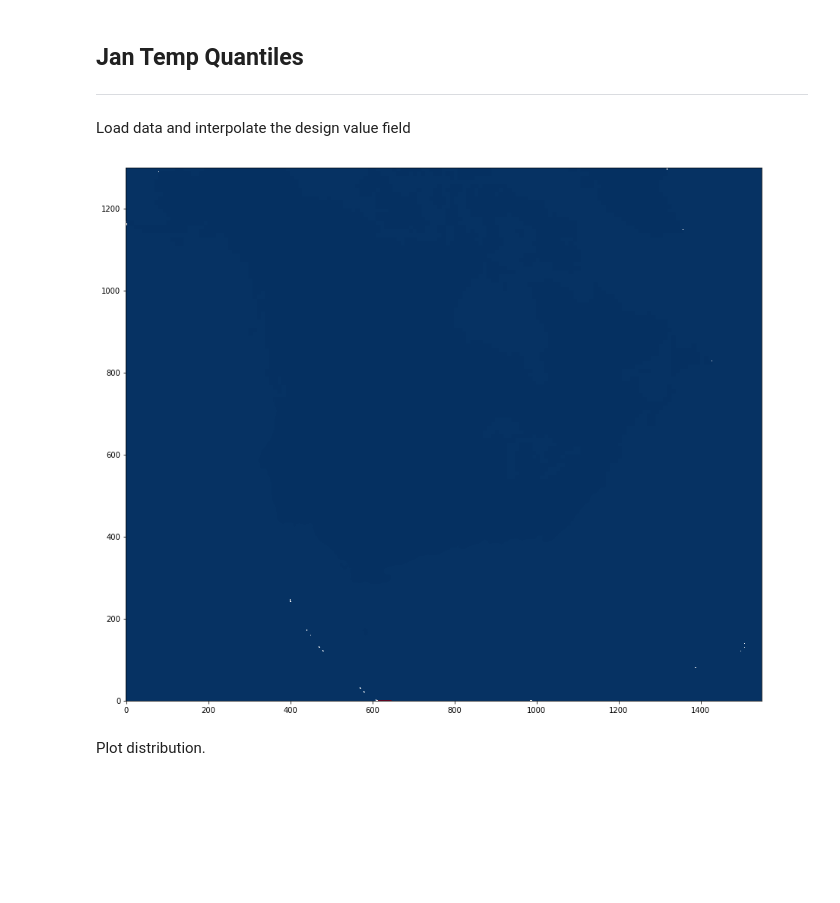
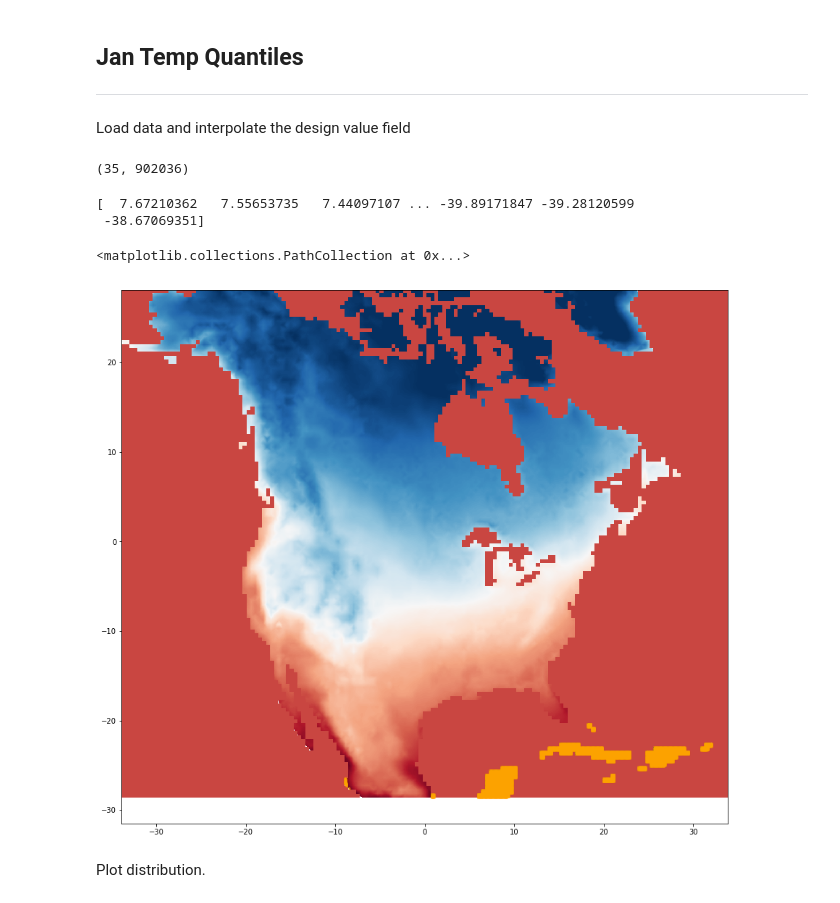
Before and after one commit to pacificclimate/climpyrical, a Jupyter notebook: notebooks/jan1.0p.ipynb, the cells around one changed output. Cells and saved outputs as stored; diff of their text form; code cells hidden in the pictures; blank space fills up the shorter version.

```diff
--- a/notebooks/jan1.0p.ipynb
+++ b/notebooks/jan1.0p.ipynb
@@ -31,3 +31,6 @@ dv = 'tas'
 interp_dict = get_interpolation(mask_path, PATH, dv)
 master_idx = interp_dict['idx']
 iens = (interp_dict['iens'][:, master_idx])
+iens.shape
+# %% [output]
+(35, 902036)
@@ -34,17 +43,27 @@ iens = (interp_dict['iens'][:, master_idx])
 # %%
-idx_20 = interp_dict['iens'][:, master_idx] >= 5.
+
+idx_20 = interp_dict['iens'][0, master_idx] >= 10.
 idx_gt_20 = np.where(idx_20==True)[0]
 iens_copy = interp_dict['iens'][:, master_idx].copy()
-iens_copy[0, idx_gt_20] = 10000
+iens_copy[0, idx_gt_20] = -999
+print(iens_copy[0, ...])
 iens_recon_sq = interp_dict['iens'][0, ...]
 iens_recon_sq[master_idx] = iens_copy[0, ...]
 iens_recon_sq = iens_recon_sq.reshape(interp_dict['irlat'].shape[0], interp_dict['irlon'].shape[0])
 
+# np.where(iens_copy[0, :] == 1000)
+minlon, maxlon = np.min(interp_dict['irlon_ens']), np.max(interp_dict['irlon_ens'])
+minlat, maxlat = np.min(interp_dict['irlat_ens']), np.max(interp_dict['irlat_ens'])
+
 plt.figure(figsize=(15, 15))
-plt.imshow(iens_recon_sq, cmap='RdBu_r', vmin=-50., vmax=10000.)
-plt.gca().invert_yaxis()
+plt.imshow(iens_recon_sq, cmap='RdBu_r', vmin=-50., vmax=10., extent=[minlon, maxlon, minlat, maxlat], origin='lower')
+plt.scatter(interp_dict['irlon_ens'][master_idx][idx_gt_20], interp_dict['irlat_ens'][master_idx][idx_gt_20], marker='x', color='orange', s=5, alpha=0.3)
+#plt.gca().invert_yaxis()
 # %% [output]
+[  7.67210362   7.55653735   7.44097107 ... -39.89171847 -39.28120599
+ -38.67069351]
+<matplotlib.collections.PathCollection at 0x...>
-[figure, old version]
+[figure, new version]
 # %% [markdown]
 Plot distribution.
 # %%
```
Also changed, not shown: parts of 1 cell of this notebook.
